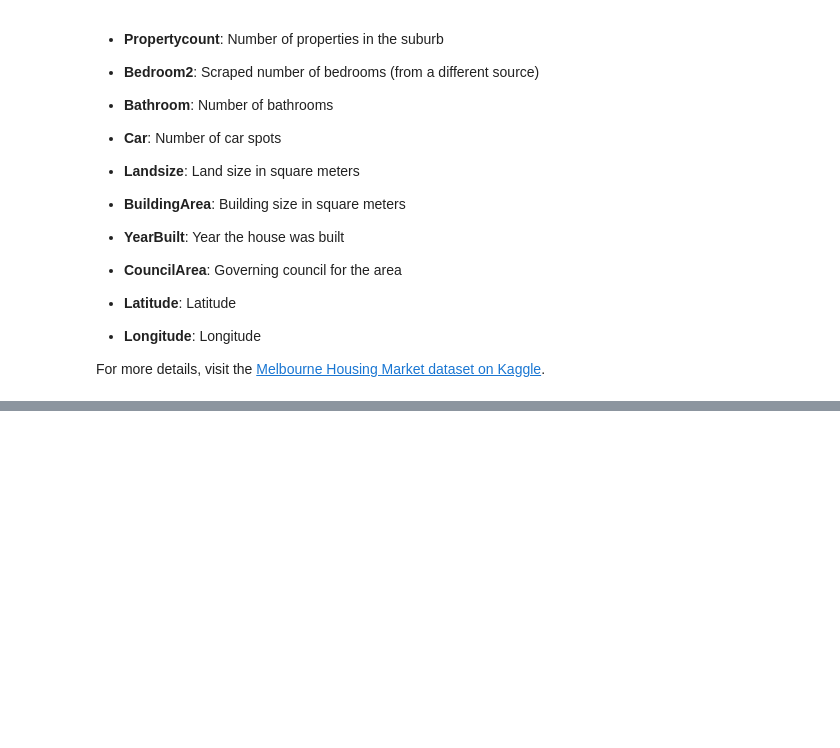
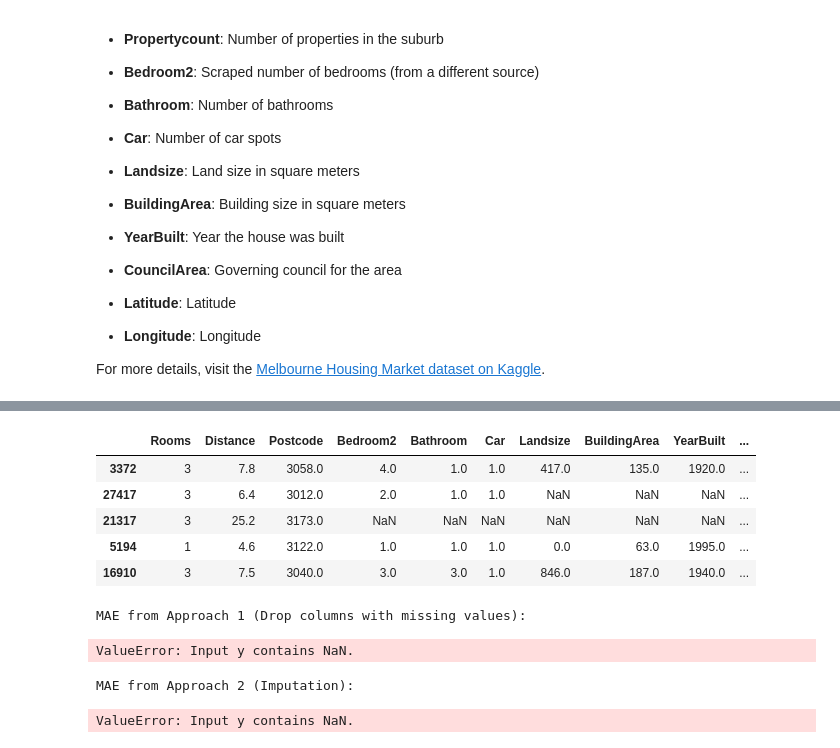
Before and after one commit to TariqAlhathloul/T55_DataScienceBootCamp, a Jupyter notebook: DataScienceBootCamp/HandlingMissingValues.ipynb, the cells around one changed output, grey strips where cells are left out. Saved outputs shown, nothing was run; the diff lists cells and outputs as text; code cells hidden in the pictures; blank space fills up the shorter version.

```diff
--- a/DataScienceBootCamp/HandlingMissingValues.ipynb
+++ b/DataScienceBootCamp/HandlingMissingValues.ipynb
@@ -76,0 +88,15 @@ from sklearn.model_selection import train_test_split
+# %%
+# assign price to variable y and drop price from the dataframe
+y = df.Price
+melb_predictors = df.drop(['Price'], axis=1)
+# in this step we exclude the object columns from the predictors
+X = melb_predictors.select_dtypes(exclude=['object'])
+X_train, X_valid, y_train, y_valid = train_test_split(X, y, train_size=0.8, test_size=0.2, random_state=0)
+X_train.head()
+# %% [output]
+|  | Rooms | Distance | Postcode | Bedroom2 | Bathroom | Car | Landsize | BuildingArea | YearBuilt | ... |
+| 3372 | 3 | 7.8 | 3058.0 | 4.0 | 1.0 | 1.0 | 417.0 | 135.0 | 1920.0 | ... |
+| 27417 | 3 | 6.4 | 3012.0 | 2.0 | 1.0 | 1.0 | NaN | NaN | NaN | ... |
+| 21317 | 3 | 25.2 | 3173.0 | NaN | NaN | NaN | NaN | NaN | NaN | ... |
+| 5194 | 1 | 4.6 | 3122.0 | 1.0 | 1.0 | 1.0 | 0.0 | 63.0 | 1995.0 | ... |
+| 16910 | 3 | 7.5 | 3040.0 | 3.0 | 3.0 | 1.0 | 846.0 | 187.0 | 1940.0 | ... |
@@ -76,0 +112,27 @@ from sklearn.model_selection import train_test_split
+# %%
+# Get names of columns with missing values
+cols_with_missing = [col for col in X_train.columns if X_train[col].isnull().any()]
+
+reduced_X_train = X_train.drop(cols_with_missing, axis=1)
+reduced_X_valid = X_valid.drop(cols_with_missing, axis=1)
+print("MAE from Approach 1 (Drop columns with missing values):")
+print(score_dataset(reduced_X_train, reduced_X_valid, y_train, y_valid))
+# %% [output]
+MAE from Approach 1 (Drop columns with missing values):
+ValueError: Input y contains NaN.
+# %%
+from sklearn.impute import SimpleImputer
+
+my_imputer = SimpleImputer()
+imputed_X_train = pd.DataFrame(my_imputer.fit_transform(X_train))
+imputed_X_valid = pd.DataFrame(my_imputer.transform(X_valid))
+
+# Imputation removed column names; put them back
+imputed_X_train.columns = X_train.columns
+imputed_X_valid.columns = X_valid.columns
+
+print("MAE from Approach 2 (Imputation):")
+print(score_dataset(imputed_X_train, imputed_X_valid, y_train, y_valid))
+# %% [output]
+MAE from Approach 2 (Imputation):
+ValueError: Input y contains NaN.
```
Also changed, not shown: parts of 3 cells of this notebook, 1 other file.
